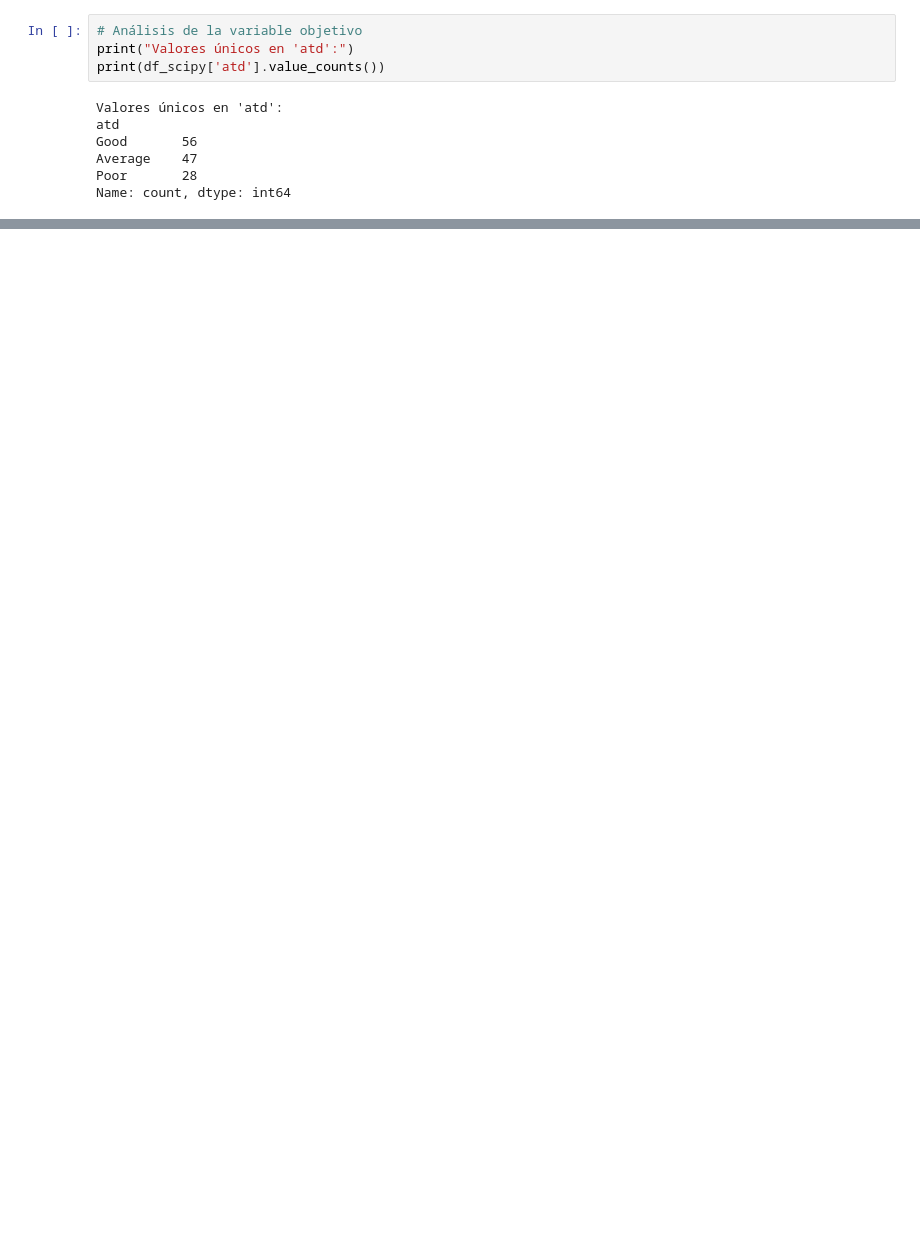
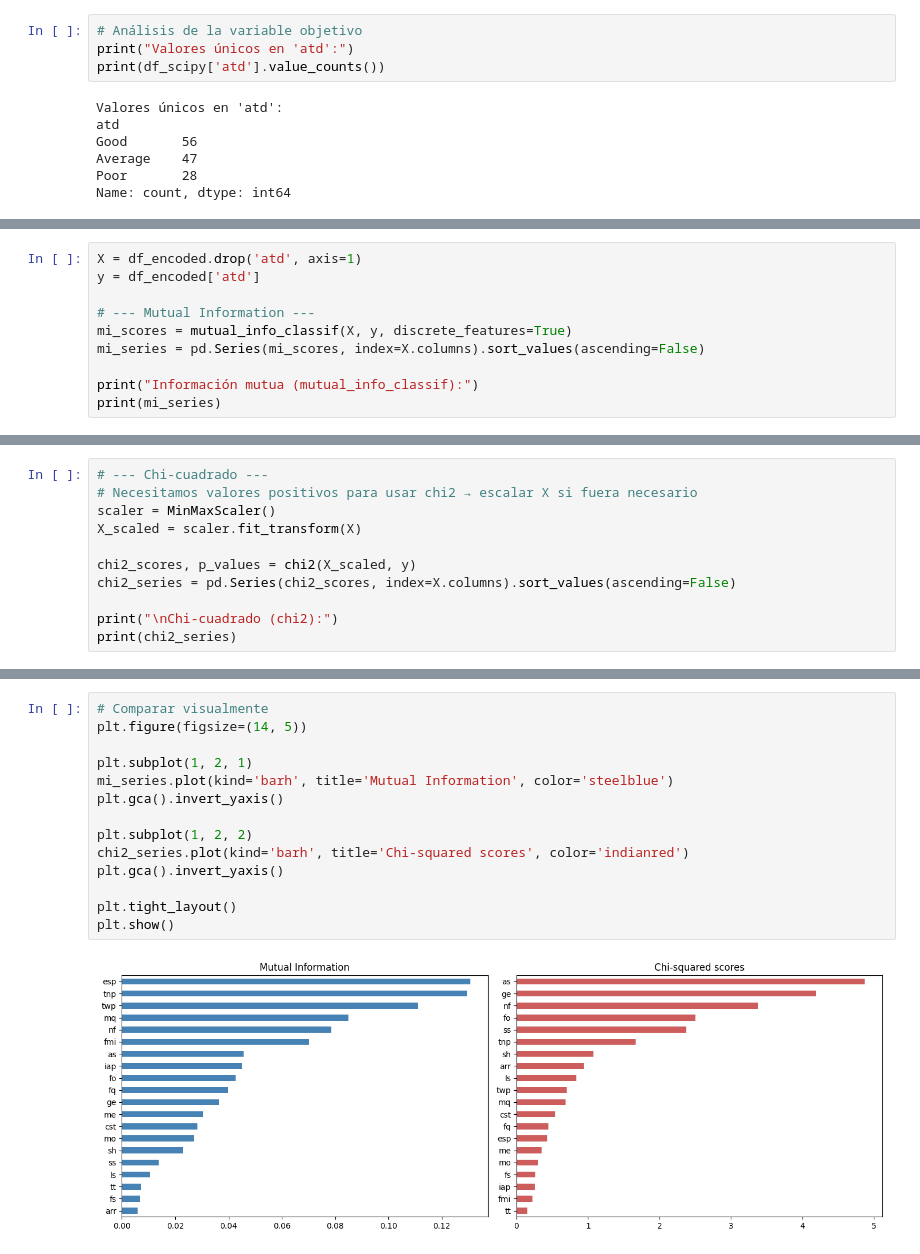
Before and after one commit to RicardoMFC/Proyecto-AA, a Jupyter notebook: Trabajo.ipynb, the cells around one changed output, grey strips where cells are left out. Saved outputs shown, nothing was run; the diff lists cells and outputs as text; blank space fills up the shorter version.

```diff
--- a/Trabajo.ipynb
+++ b/Trabajo.ipynb
@@ -137,0 +249,10 @@ df_encoded.head()
+# %%
+X = df_encoded.drop('atd', axis=1)
+y = df_encoded['atd']
+
+# --- Mutual Information ---
+mi_scores = mutual_info_classif(X, y, discrete_features=True)
+mi_series = pd.Series(mi_scores, index=X.columns).sort_values(ascending=False)
+
+print("Información mutua (mutual_info_classif):")
+print(mi_series)
@@ -137,0 +277,11 @@ df_encoded.head()
+# %%
+# --- Chi-cuadrado ---
+# Necesitamos valores positivos para usar chi2 → escalar X si fuera necesario
+scaler = MinMaxScaler()
+X_scaled = scaler.fit_transform(X)
+
+chi2_scores, p_values = chi2(X_scaled, y)
+chi2_series = pd.Series(chi2_scores, index=X.columns).sort_values(ascending=False)
+
+print("\nChi-cuadrado (chi2):")
+print(chi2_series)
@@ -137,0 +306,16 @@ df_encoded.head()
+# %%
+# Comparar visualmente
+plt.figure(figsize=(14, 5))
+
+plt.subplot(1, 2, 1)
+mi_series.plot(kind='barh', title='Mutual Information', color='steelblue')
+plt.gca().invert_yaxis()
+
+plt.subplot(1, 2, 2)
+chi2_series.plot(kind='barh', title='Chi-squared scores', color='indianred')
+plt.gca().invert_yaxis()
+
+plt.tight_layout()
+plt.show()
+# %% [output]
+[figure, added]
```
Also changed, not shown: parts of 24 cells of this notebook.
